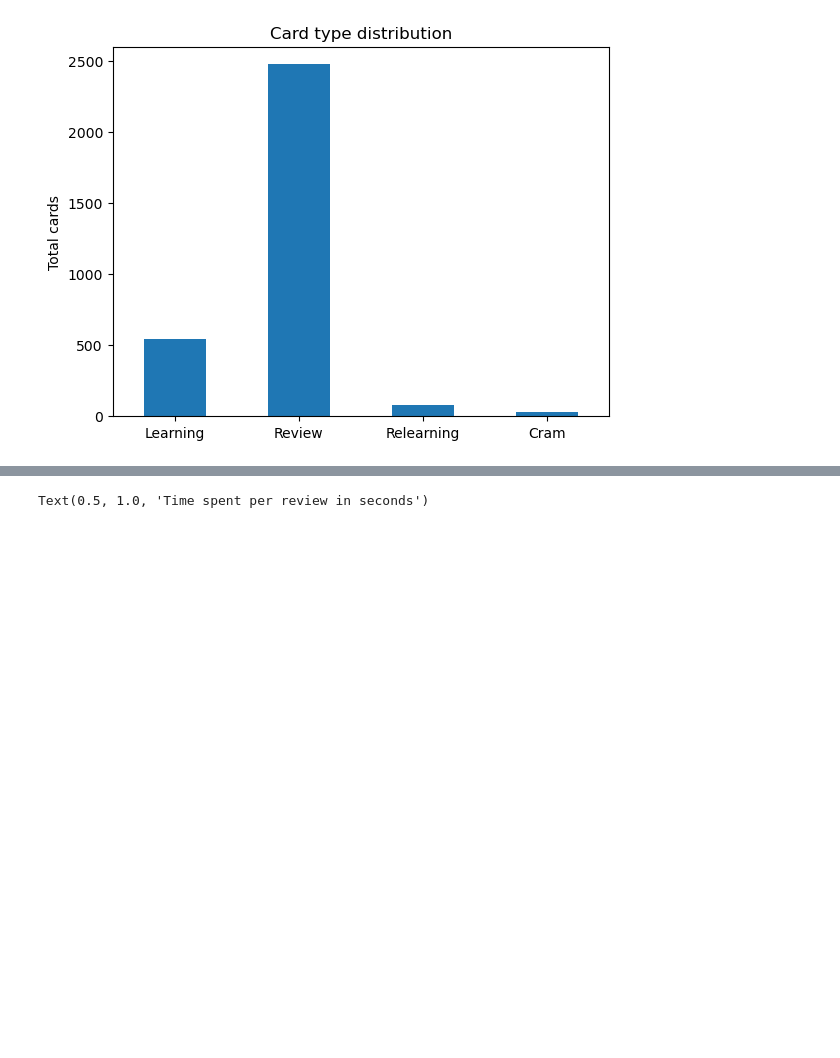
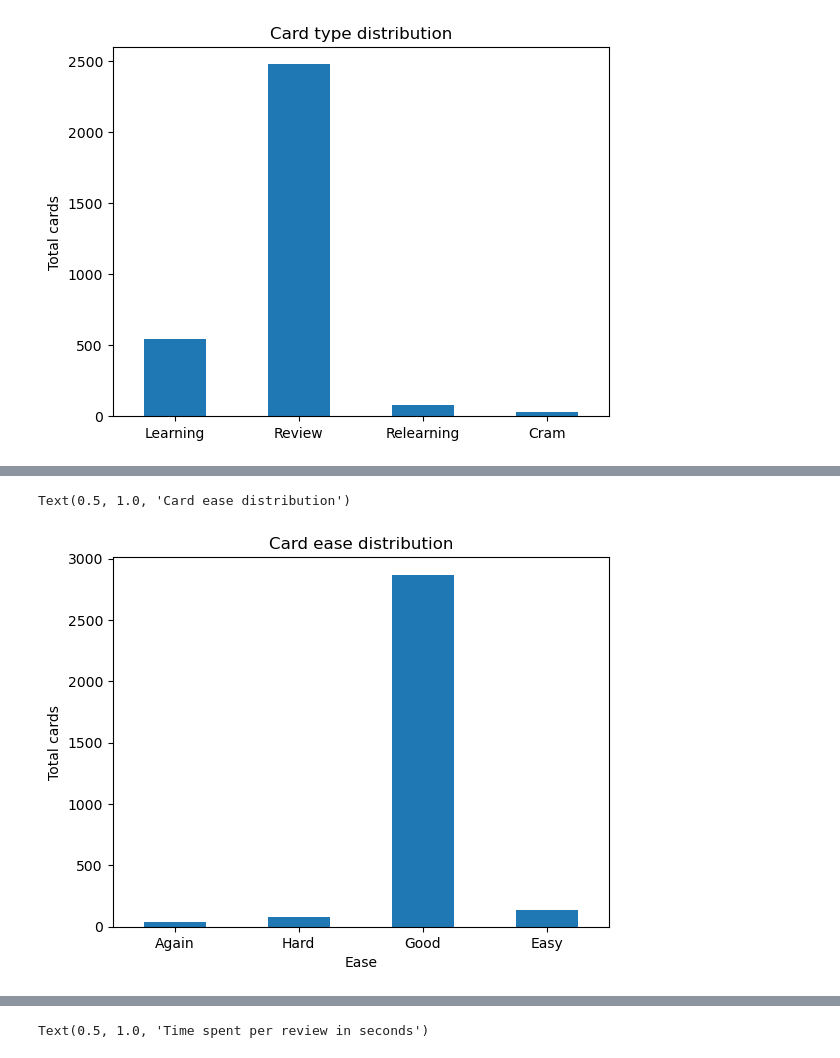
Before and after one commit to LilleAila/projects, a Jupyter notebook: it2/21-datasett-prosjekt-final/anki/pandas.ipynb, the cells around one changed output, grey strips where cells are left out. Cells and saved outputs as stored; diff of their text form; code cells hidden in the pictures; blank space fills up the shorter version.

```diff
--- a/it2/21-datasett-prosjekt-final/anki/pandas.ipynb
+++ b/it2/21-datasett-prosjekt-final/anki/pandas.ipynb
@@ -67,0 +95,9 @@ Text(0.5, 1.0, 'Review ease distribution')
+# %%
+ax = cards["ease"].value_counts().sort_index().plot(kind="bar", xlabel="")
+ax.set_xticklabels(["Again", "Hard", "Good", "Easy"], rotation=0)
+ax.set_xlabel("Ease")
+ax.set_ylabel("Total cards")
+ax.set_title("Card ease distribution")
+# %% [output]
+Text(0.5, 1.0, 'Card ease distribution')
+[figure, added]
```
Also changed, not shown: parts of 22 cells of this notebook, 5 other files.
